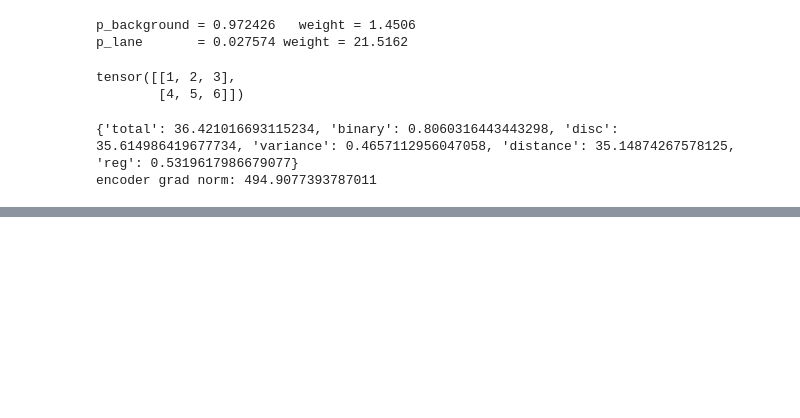
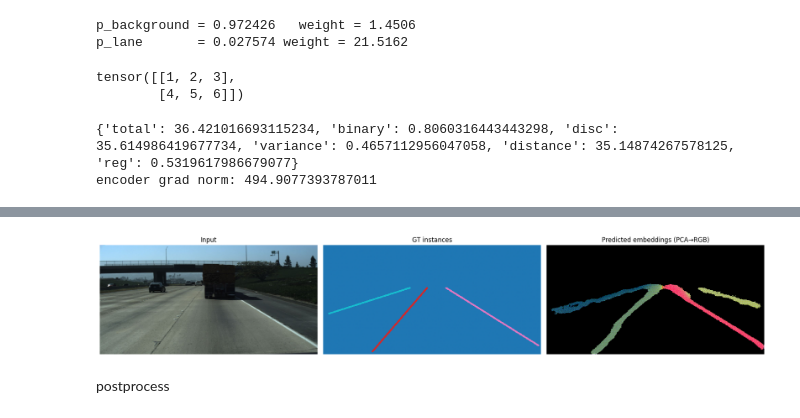
Before and after one commit to abdullahtapanci/LaneDetection, a Jupyter notebook: trial.ipynb, the cells around one changed output, grey strips where cells are left out. Cells and saved outputs as stored; diff of their text form; code cells hidden in the pictures; blank space fills up the shorter version.

```diff
--- a/trial.ipynb
+++ b/trial.ipynb
@@ -216,0 +287,32 @@ encoder grad norm: 494.9077393787011
+# %%
+from sklearn.decomposition import PCA
+
+D, H, W = emb.shape
+emb_flat = emb.reshape(D, -1).T          # (H*W, D)
+
+# Only show embedding where the binary mask predicts a lane
+lane_mask = binary_pred.astype(bool).flatten()
+lane_emb = emb_flat[lane_mask]            # (N_lane_pixels, D)
+
+# PCA those embeddings down to 3 components
+pca = PCA(n_components=3)
+emb_3d = pca.fit_transform(lane_emb)      # (N, 3)
+
+# Normalize each component to [0, 1] for RGB
+emb_3d -= emb_3d.min(axis=0)
+emb_3d /= emb_3d.max(axis=0) + 1e-8
+
+# Place back into an image-shaped array
+emb_rgb = np.zeros((H * W, 3), dtype=np.float32)
+emb_rgb[lane_mask] = emb_3d
+emb_rgb = emb_rgb.reshape(H, W, 3)
+
+fig, axes = plt.subplots(1, 3, figsize=(18, 5))
+axes[0].imshow(img_disp);                         axes[0].set_title("Input"); axes[0].axis("off")
+axes[1].imshow(inst_gt, cmap="tab10");            axes[1].set_title("GT instances"); axes[1].axis("off")
+axes[2].imshow(emb_rgb);                          axes[2].set_title("Predicted embeddings (PCA→RGB)"); axes[2].axis("off")
+plt.tight_layout(); plt.show()
+# %% [output]
+[figure, added]
+# %% [markdown]
+postprocess
```
Also changed, not shown: parts of 7 cells of this notebook, 7 other files.
